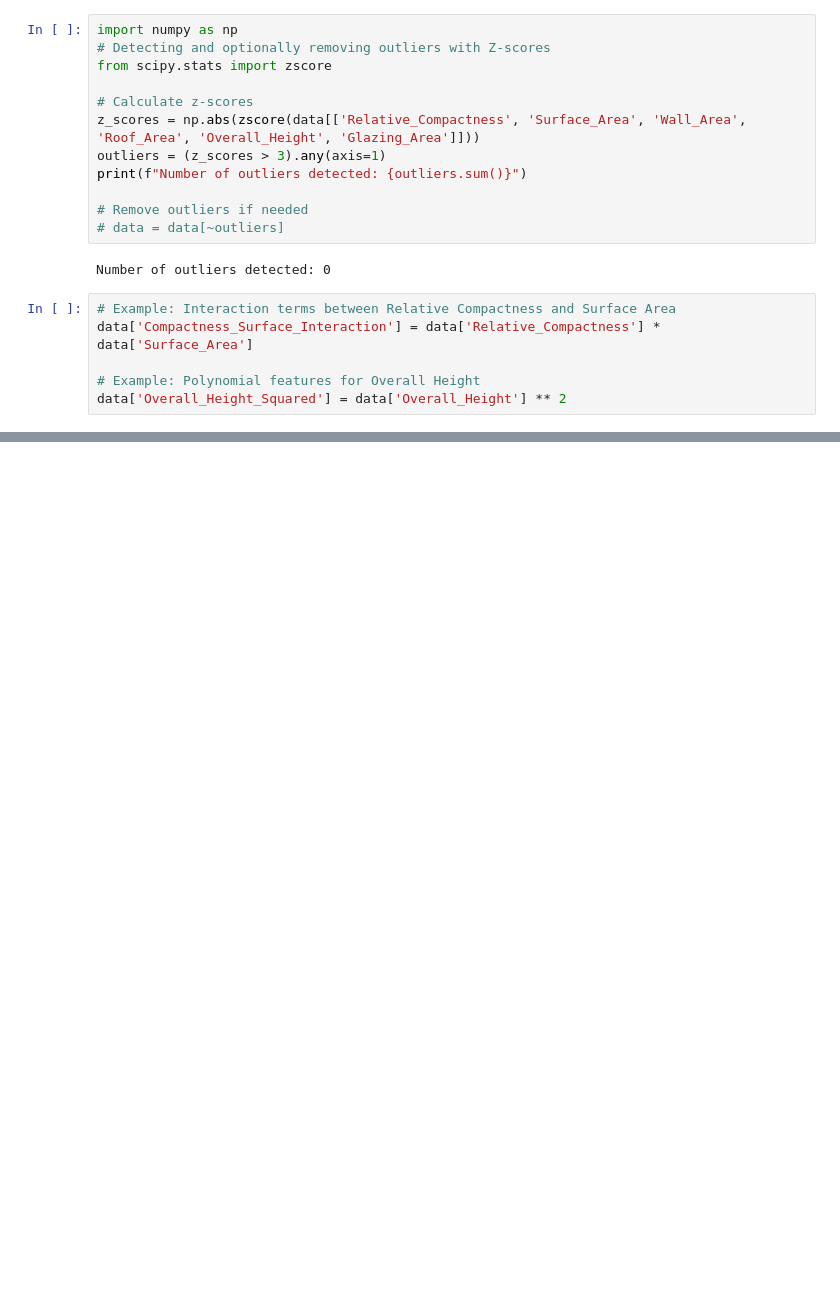
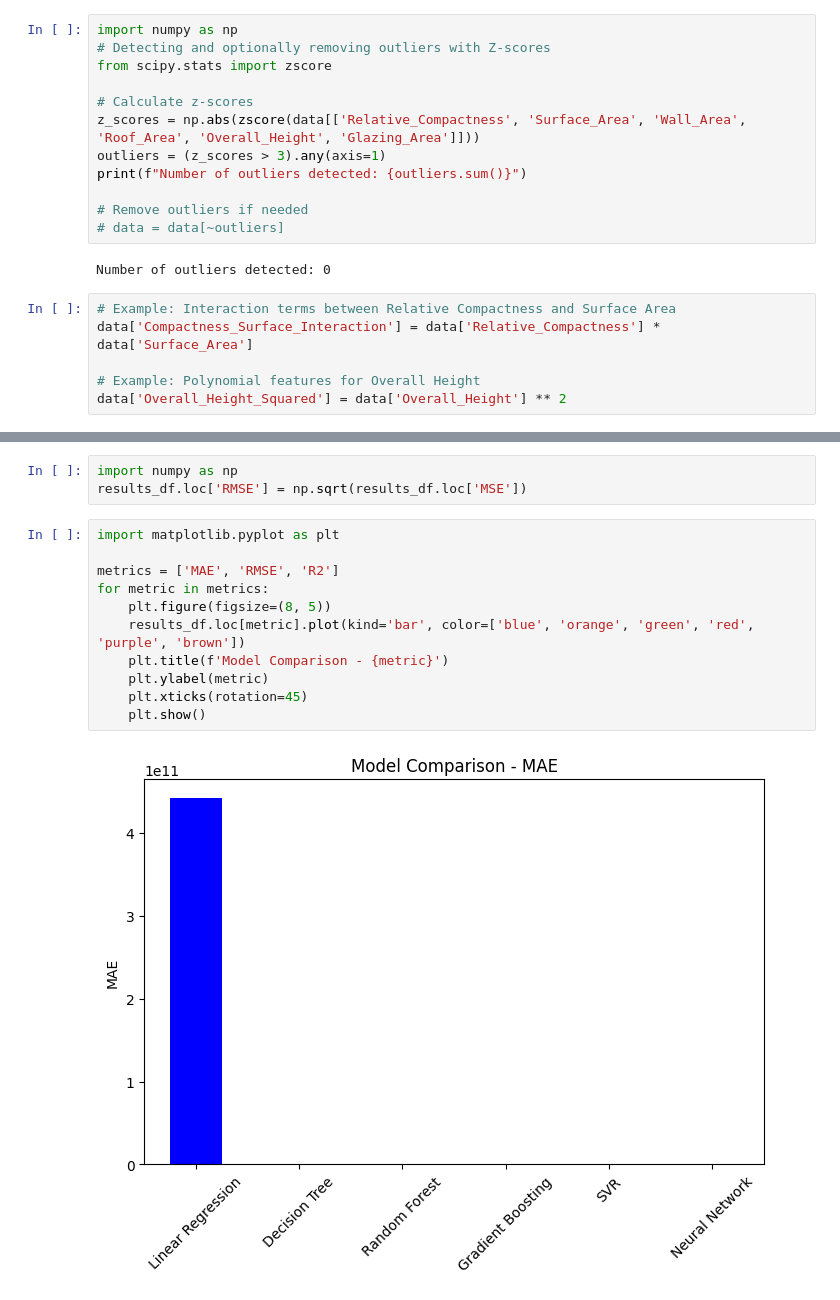
Before and after one commit to AshSama12/Energy-Efficient, a Jupyter notebook: DataMining.ipynb, the cells around one changed output, grey strips where cells are left out. Cells and saved outputs as stored; diff of their text form; blank space fills up the shorter version.

```diff
--- a/DataMining.ipynb
+++ b/DataMining.ipynb
@@ -310,0 +576,16 @@ plt.show()
+# %%
+import numpy as np
+results_df.loc['RMSE'] = np.sqrt(results_df.loc['MSE'])
+# %%
+import matplotlib.pyplot as plt
+
+metrics = ['MAE', 'RMSE', 'R2']
+for metric in metrics:
+    plt.figure(figsize=(8, 5))
+    results_df.loc[metric].plot(kind='bar', color=['blue', 'orange', 'green', 'red', 'purple', 'brown'])
+    plt.title(f'Model Comparison - {metric}')
+    plt.ylabel(metric)
+    plt.xticks(rotation=45)
+    plt.show()
+# %% [output]
+[figure, added]
```
Also changed, not shown: parts of 24 cells of this notebook.
